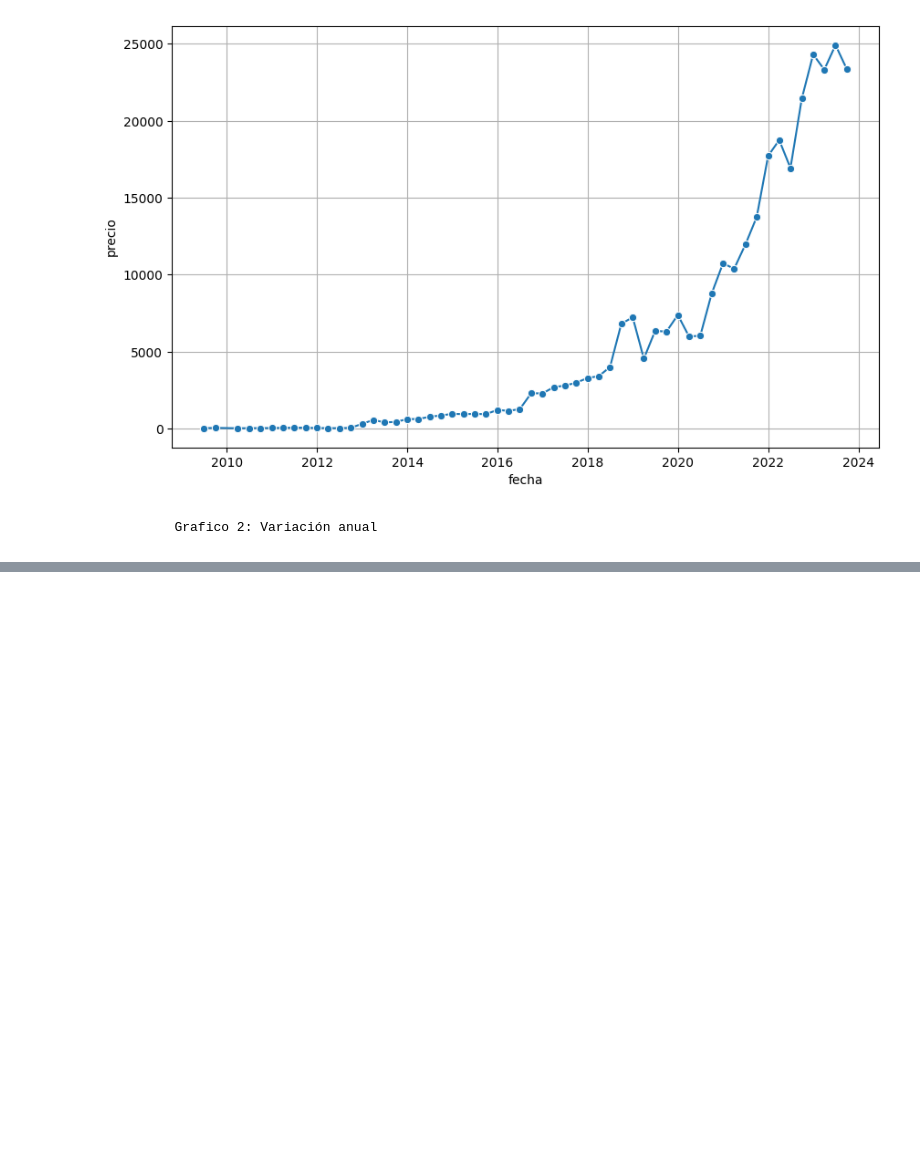
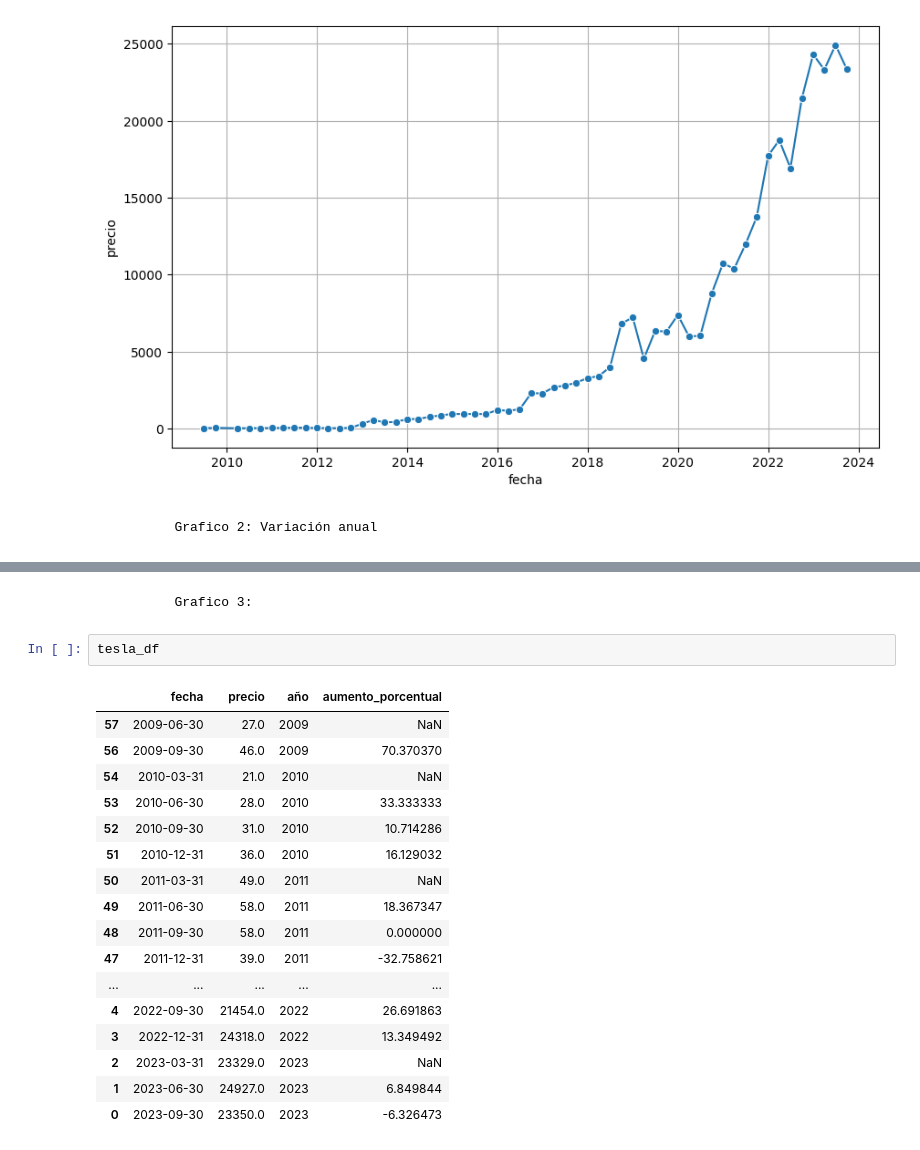
Before and after one commit to FEFO2/web-scraping-project-tutorial, a Jupyter notebook: src/Ejercicio.ipynb, the cells around one changed output, grey strips where cells are left out. Cells and saved outputs as stored; diff of their text form; blank space fills up the shorter version.

```diff
--- a/src/Ejercicio.ipynb
+++ b/src/Ejercicio.ipynb
@@ -89,0 +98,22 @@ sns.lineplot(data=tesla_df, x='año', y='variacion_anual', marker='o')
+# %% [markdown]
+            Grafico 3:
+# %%
+tesla_df
+# %% [output]
+|  | fecha | precio | año | aumento_porcentual |
+| 57 | 2009-06-30 | 27.0 | 2009 | NaN |
+| 56 | 2009-09-30 | 46.0 | 2009 | 70.370370 |
+| 54 | 2010-03-31 | 21.0 | 2010 | NaN |
+| 53 | 2010-06-30 | 28.0 | 2010 | 33.333333 |
+| 52 | 2010-09-30 | 31.0 | 2010 | 10.714286 |
+| 51 | 2010-12-31 | 36.0 | 2010 | 16.129032 |
+| 50 | 2011-03-31 | 49.0 | 2011 | NaN |
+| 49 | 2011-06-30 | 58.0 | 2011 | 18.367347 |
+| 48 | 2011-09-30 | 58.0 | 2011 | 0.000000 |
+| 47 | 2011-12-31 | 39.0 | 2011 | -32.758621 |
+| ... | ... | ... | ... | ... |
+| 4 | 2022-09-30 | 21454.0 | 2022 | 26.691863 |
+| 3 | 2022-12-31 | 24318.0 | 2022 | 13.349492 |
+| 2 | 2023-03-31 | 23329.0 | 2023 | NaN |
+| 1 | 2023-06-30 | 24927.0 | 2023 | 6.849844 |
+| 0 | 2023-09-30 | 23350.0 | 2023 | -6.326473 |
```
Also changed, not shown: parts of 4 cells of this notebook, 4 other files.
